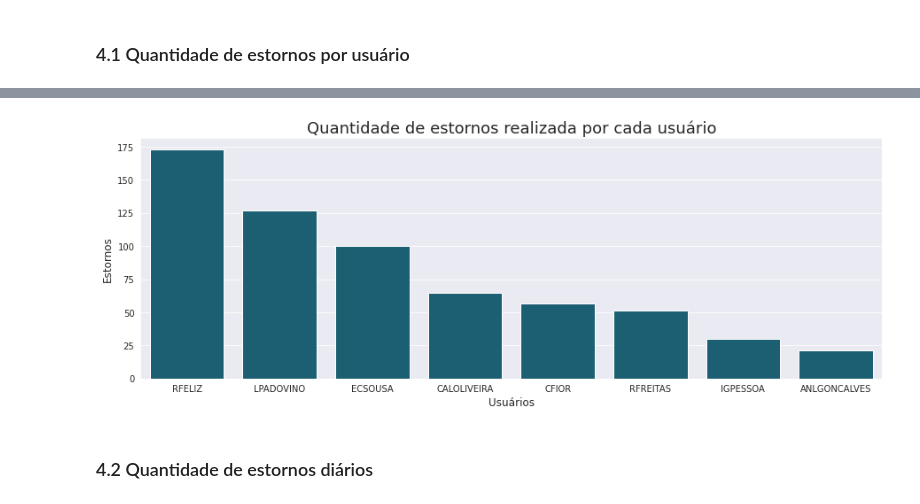
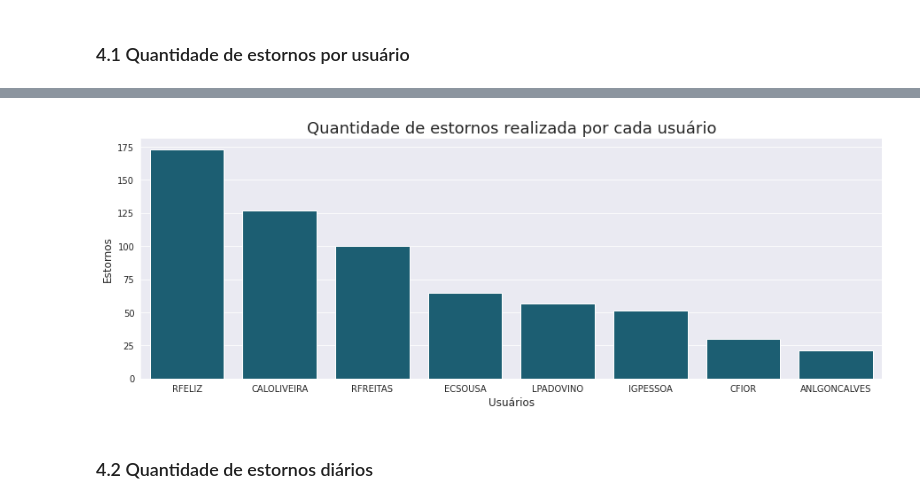
Before and after one commit to strawndri/slaviero-suct-data-analysis, a Jupyter notebook: Notebooks/refunds.ipynb, the cells around one changed output, grey strips where cells are left out. Cells and saved outputs as stored; diff of their text form; code cells hidden in the pictures.

```diff
--- a/Notebooks/refunds.ipynb
+++ b/Notebooks/refunds.ipynb
@@ -120,5 +145,9 @@ def set_lineplot(x, y, xlabel, ylabel, title):
 # %% [markdown]
 ### 4.1 Quantidade de estornos por usuário
 # %%
-users_frequency = dataset.usuario.value_counts()
+frequency = dataset.usuario.value_counts()
 users = dataset.usuario.unique()
+
+users_frequency = pd.DataFrame({'estornos': frequency})
+users_frequency.rename_axis('usuarios', axis = 'columns', inplace = True)
+users_frequency
@@ -125,10 +164,10 @@ users = dataset.usuario.unique()
 # %%
-graphic = set_barplot(users, users_frequency, dataset,
+graphic = set_barplot(users_frequency.index, 'estornos', users_frequency,
                       'Usuários', 'Estornos',
                       'Quantidade de estornos realizada por cada usuário')
 graphic
 # %% [output]
-[figure, old version]
+[figure, new version]
 # %% [markdown]
 ### 4.2 Quantidade de estornos diários
 # %%
```
Also changed, not shown: parts of 18 cells of this notebook.
